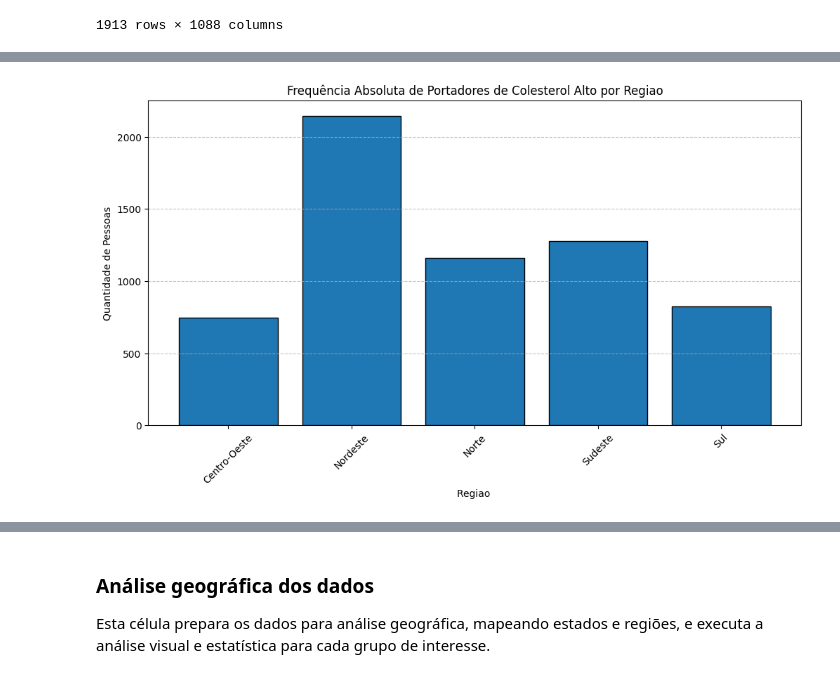
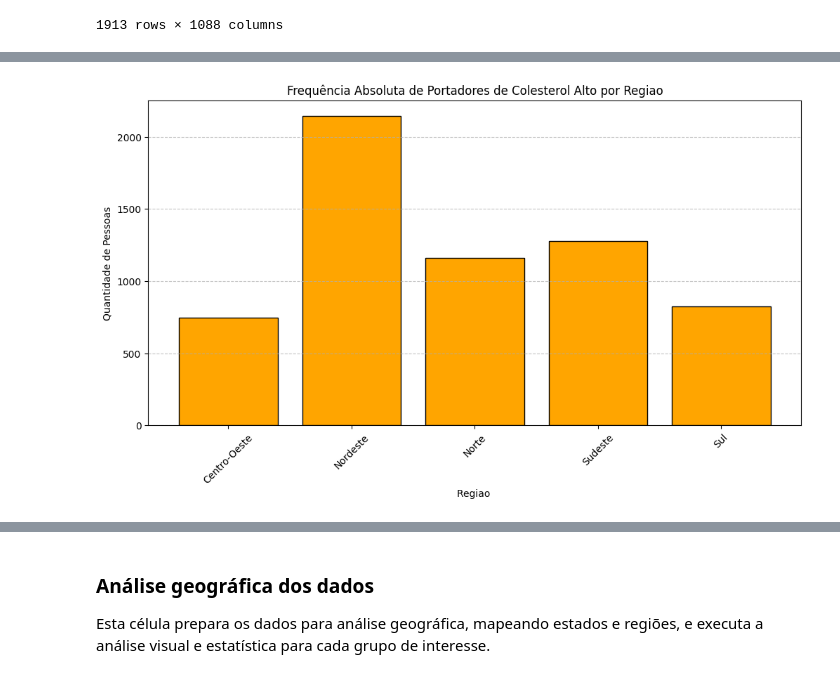
Before and after one commit to Gui28112006/Projeto-PNS-2019, a Jupyter notebook: notebooks/pessoas_saudaveis.ipynb, the cells around one changed output, grey strips where cells are left out. Drawn from its saved outputs; the diff is of its cells as text; code cells hidden in the pictures.

```diff
--- a/notebooks/pessoas_saudaveis.ipynb
+++ b/notebooks/pessoas_saudaveis.ipynb
@@ -292,15 +297,16 @@ plt.show()
 # %%
 # Conta e plota a frequência absoluta de portadores de artrite/reumatismo por região
 contagem_ar_regiao = df_atri_reu['Regiao'].value_counts().sort_index()
-contagem_ar_regiao.plot(kind ='bar', edgecolor='black', figsize=(12, 6), width=0.8)
+contagem_ar_regiao.plot(kind ='bar', color='orange', edgecolor='black', figsize=(12, 6), width=0.8)
 plt.title('Frequência Absoluta de Portadores de Colesterol Alto por Regiao')
 plt.xlabel('Regiao ')
 plt.ylabel('Quantidade de Pessoas')
 plt.xticks(rotation=45)
 plt.grid(axis='y', linestyle='--', alpha=0.7)
+plt.savefig('graficos/colesterol_frequencia_regiao.png', dpi=300, bbox_inches='tight')
 plt.show()
 # %% [output]
-[figure, old version]
+[figure, new version]
 # %%
 # Conta e plota a frequência absoluta de participantes por região
 contagem_geral_regiao = df['Regiao'].value_counts().sort_index()
```
Also changed, not shown: parts of 19 cells of this notebook, 21 other files.
